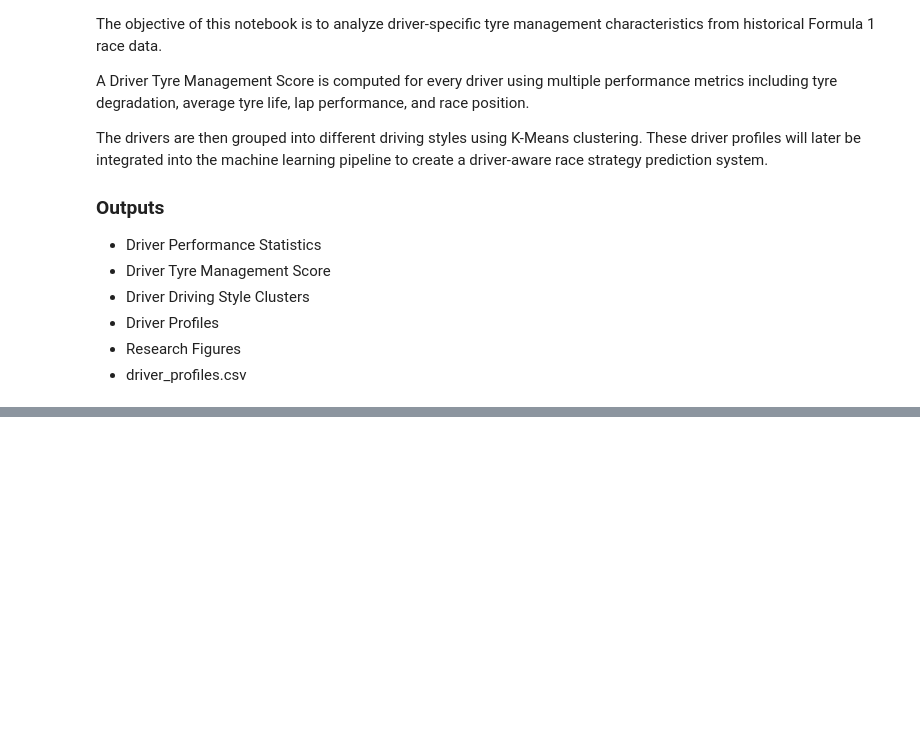
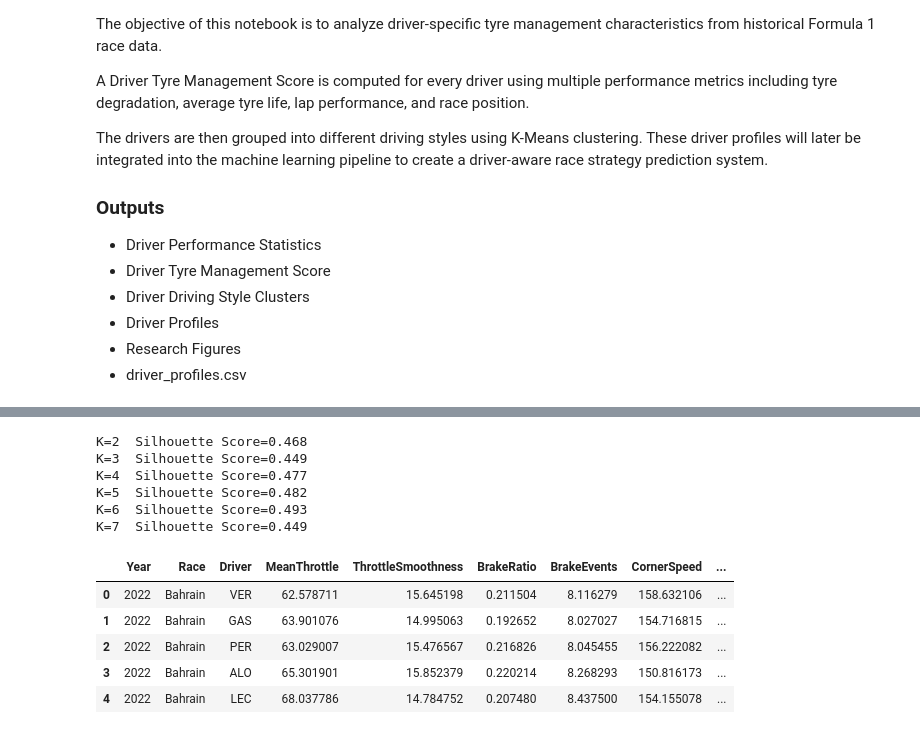
Before and after one commit to dealerrk/f1_ml_project, a Jupyter notebook: notebooks/08_driver_style_analysis.ipynb, the cells around one changed output, grey strips where cells are left out. Cells and saved outputs as stored; diff of their text form; code cells hidden in the pictures; blank space fills up the shorter version.

```diff
--- a/notebooks/08_driver_style_analysis.ipynb
+++ b/notebooks/08_driver_style_analysis.ipynb
@@ -659,0 +469,46 @@ driver_profiles[[
+# %%
+# silhouette score
+
+from sklearn.metrics import silhouette_score
+
+for k in range(2, 8):
+
+    model = KMeans(
+        n_clusters=k,
+        random_state=42,
+        n_init=10
+    )
+
+    labels = model.fit_predict(X_scaled)
+
+    score = silhouette_score(X_scaled, labels)
+
+    print(f"K={k}  Silhouette Score={score:.3f}")
+# %% [output]
+K=2  Silhouette Score=0.468
+K=3  Silhouette Score=0.449
+K=4  Silhouette Score=0.477
+K=5  Silhouette Score=0.482
+K=6  Silhouette Score=0.493
+K=7  Silhouette Score=0.449
+# %%
+# final k-means
+
+from sklearn.cluster import KMeans
+
+kmeans = KMeans(
+    n_clusters=6,
+    random_state=42,
+    n_init=10
+)
+
+driver_profiles["DrivingStyleCluster"] = kmeans.fit_predict(X_scaled)
+
+driver_profiles.head()
+# %% [output]
+|  | Year | Race | Driver | MeanThrottle | ThrottleSmoothness | BrakeRatio | BrakeEvents | CornerSpeed | ... |
+| 0 | 2022 | Bahrain | VER | 62.578711 | 15.645198 | 0.211504 | 8.116279 | 158.632106 | ... |
+| 1 | 2022 | Bahrain | GAS | 63.901076 | 14.995063 | 0.192652 | 8.027027 | 154.716815 | ... |
+| 2 | 2022 | Bahrain | PER | 63.029007 | 15.476567 | 0.216826 | 8.045455 | 156.222082 | ... |
+| 3 | 2022 | Bahrain | ALO | 65.301901 | 15.852379 | 0.220214 | 8.268293 | 150.816173 | ... |
+| 4 | 2022 | Bahrain | LEC | 68.037786 | 14.784752 | 0.207480 | 8.437500 | 154.155078 | ... |
```
Also changed, not shown: parts of 39 cells of this notebook, 1 other file.
